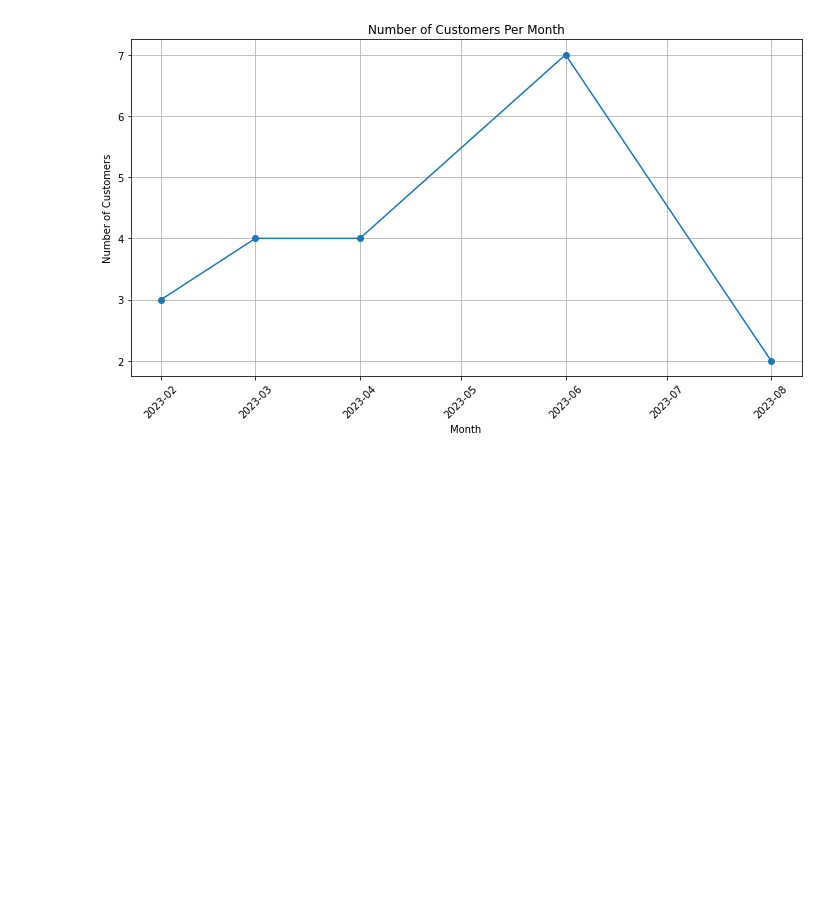
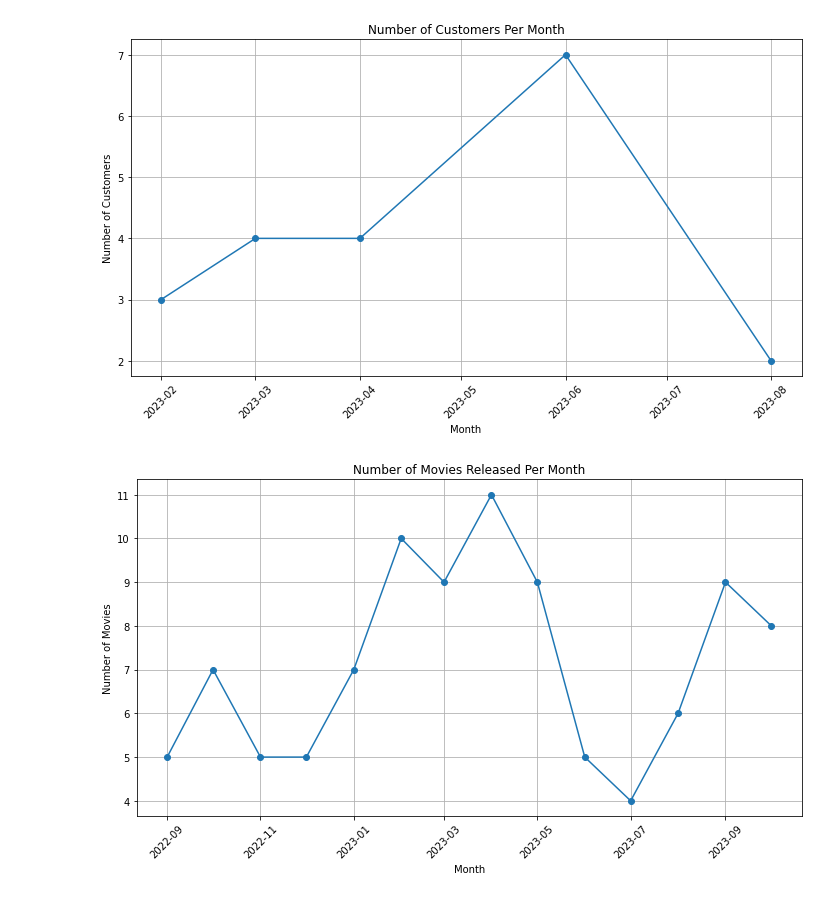
Before and after one commit to xinyuan-zhao/Movie-Theater-Reservation-System, a Jupyter notebook: smartcine.ipynb, the cells around one changed output. Saved outputs shown, nothing was run; the diff lists cells and outputs as text; code cells hidden in the pictures; blank space fills up the shorter version.

```diff
--- a/smartcine.ipynb
+++ b/smartcine.ipynb
@@ -374,3 +374,55 @@ plt.tight_layout()
 plt.show()
 # %% [output]
 [figure]
+# %%
+import pymysql
+import matplotlib.pyplot as plt
+from datetime import datetime
+
+# Database connection parameters
+conn = pymysql.connect(host='localhost',
+                       user='root',
+                       password='Shinyway001.',
+                       db='SmartCine')  # Ensure this matches your database name
+
+# Create a cursor object
+cursor = conn.cursor()
+
+# SQL query to count the number of movies released each month
+sql = """
+SELECT
+    YEAR(release_date) AS Year,
+    MONTH(release_date) AS Month,
+    COUNT(*) AS NumberOfMovies
+FROM
+    Movie
+GROUP BY
+    YEAR(release_date), MONTH(release_date)
+ORDER BY
+    Year, Month;
+"""
+
+# Execute the query
+cursor.execute(sql)
+result = cursor.fetchall()
+
+# Close the database connection
+cursor.close()
+conn.close()
+
+# Extracting data for plotting
+years_months = [datetime(year=row[0], month=row[1], day=1) for row in result]
+movie_counts = [row[2] for row in result]
+
+# Plotting
+plt.figure(figsize=(10, 6))
+plt.plot(years_months, movie_counts, marker='o')
+plt.title('Number of Movies Released Per Month')
+plt.xlabel('Month')
+plt.ylabel('Number of Movies')
+plt.grid(True)
+plt.xticks(rotation=45)
+plt.tight_layout()
+plt.show()
+# %% [output]
+[figure, added]
```
Also changed, not shown: 1 other file.
